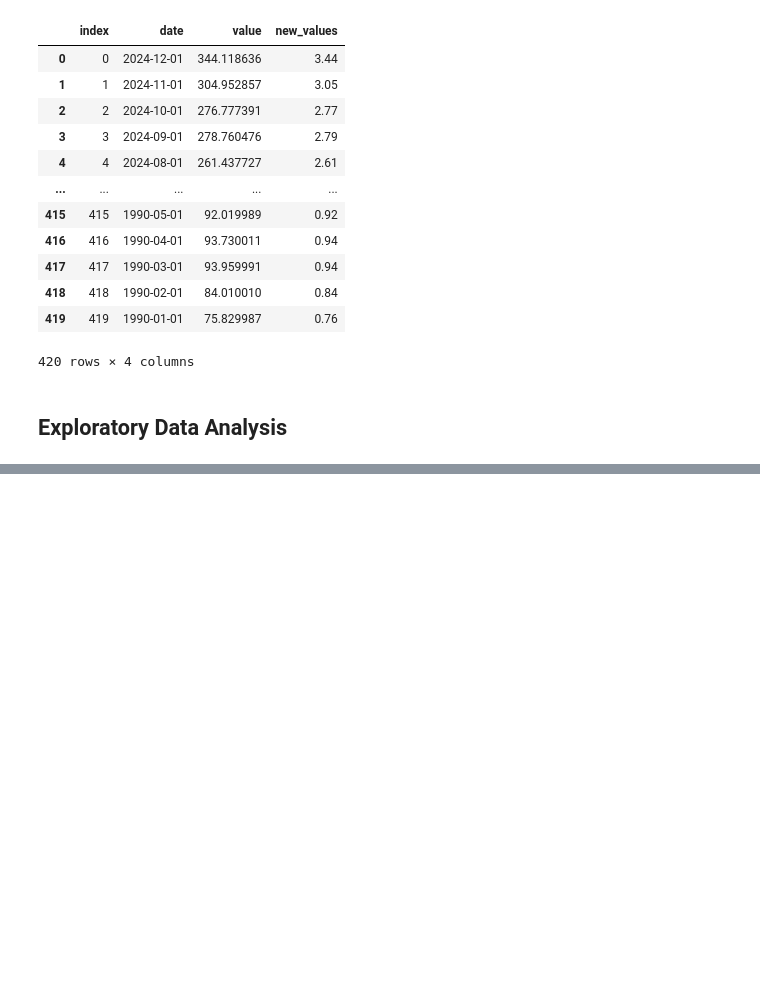
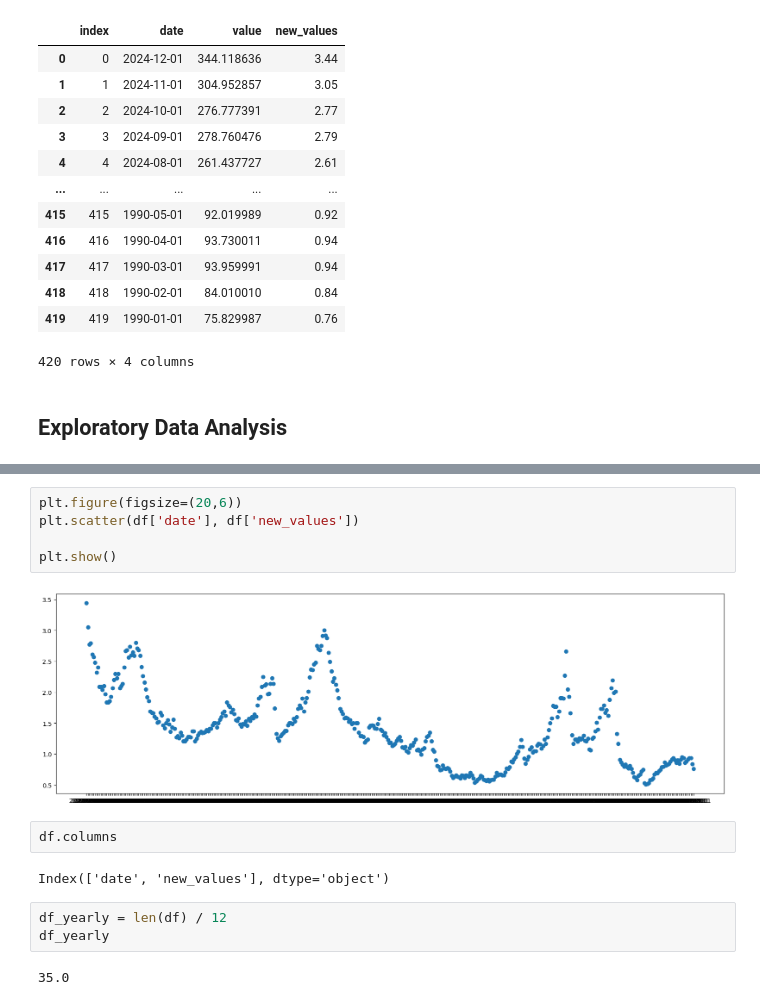
Before and after one commit to JConrad35/Coffee-Price-Prediction, a Jupyter notebook: Coffee-Price-Prediction.ipynb, the cells around one changed output, grey strips where cells are left out. Saved outputs shown, nothing was run; the diff lists cells and outputs as text; blank space fills up the shorter version.

```diff
--- a/Coffee-Price-Prediction.ipynb
+++ b/Coffee-Price-Prediction.ipynb
@@ -112,0 +148,16 @@ import seaborn as sb
+# %%
+plt.figure(figsize=(20,6))
+plt.scatter(df['date'], df['new_values'])
+
+plt.show()
+# %% [output]
+[figure, added]
+# %%
+df.columns
+# %% [output]
+Index(['date', 'new_values'], dtype='object')
+# %%
+df_yearly = len(df) / 12
+df_yearly
+# %% [output]
+35.0
```
Also changed, not shown: parts of 5 cells of this notebook.
